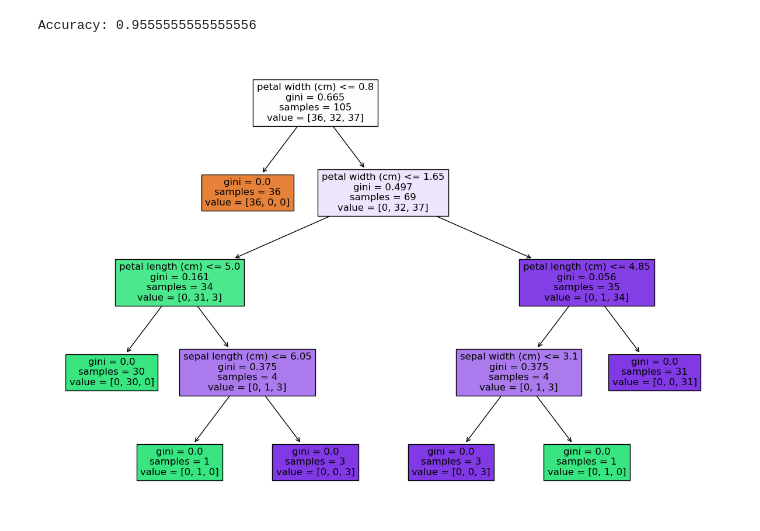
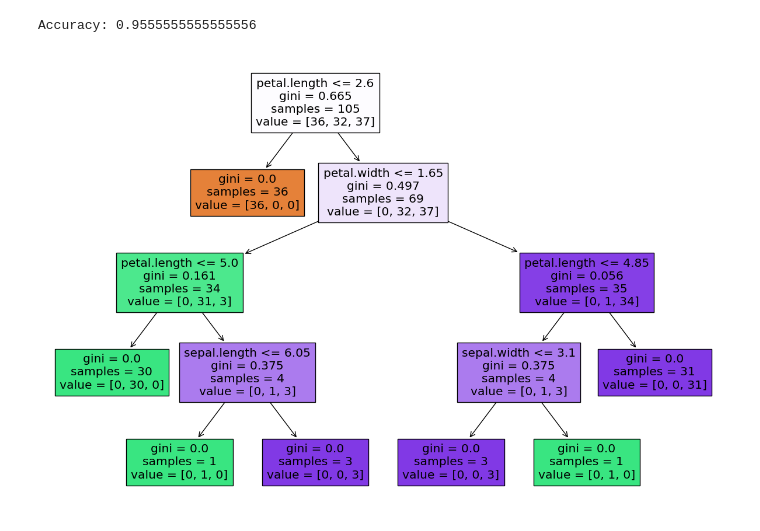
Before and after one commit to JasonV255/Vscode, a Jupyter notebook: AI/Gini_iris.ipynb, the cells around one changed output. Saved outputs shown, nothing was run; the diff lists cells and outputs as text; code cells hidden in the pictures.

```diff
--- a/AI/Gini_iris.ipynb
+++ b/AI/Gini_iris.ipynb
@@ -0,0 +7,7 @@
+# %%
+# Load dataset
+df = pd.read_csv('./Data/iris.csv')
+df = df.dropna()
+print(df)
+X = df.iloc[:, :-1]
+y = df['variety']
@@ -1,15 +29,4 @@
 # %%
-import matplotlib.pyplot as plt
-from sklearn.datasets import load_iris
-from sklearn.model_selection import train_test_split
-from sklearn.tree import DecisionTreeClassifier, plot_tree
-from sklearn.metrics import accuracy_score
-
-# Load iris dataset
-iris = load_iris()
-X = iris.data
-y = iris.target
-
 # Split dataset into training set and test set
 X_train, X_test, y_train, y_test = train_test_split(X, y, test_size=0.3, random_state=1)
 
@@ -18,17 +35,16 @@ clf = DecisionTreeClassifier(criterion='gini')
 
 # Train Decision Tree Classifier
 clf = clf.fit(X_train,y_train)
-
-# Predict the response for test dataset
-y_pred = clf.predict(X_test)
-
-# Model Accuracy
-print("Accuracy:",accuracy_score(y_test, y_pred))
-
-# Plot the tree with feature names
-plt.figure(figsize=(15,10))
-plot_tree(clf, filled=True, feature_names=iris.feature_names)
-plt.show()
-# %% [output]
-Accuracy: 0.9555555555555556
-[figure, removed]
+# %%
+# Predict the response for test dataset and test accuracy
+y_pred = clf.predict(X_test)
+print("Accuracy:",accuracy_score(y_test, y_pred))
+# %% [output]
+Accuracy: 0.9555555555555556
+# %%
+# Plot the tree with feature names
+plt.figure(figsize=(15,10))
+plot_tree(clf, filled=True, feature_names=["sepal.length","sepal.width","petal.length","petal.width"])
+plt.show()
+# %% [output]
+[figure, added]
```
Also changed, not shown: parts of 2 cells of this notebook, 2 other files.
